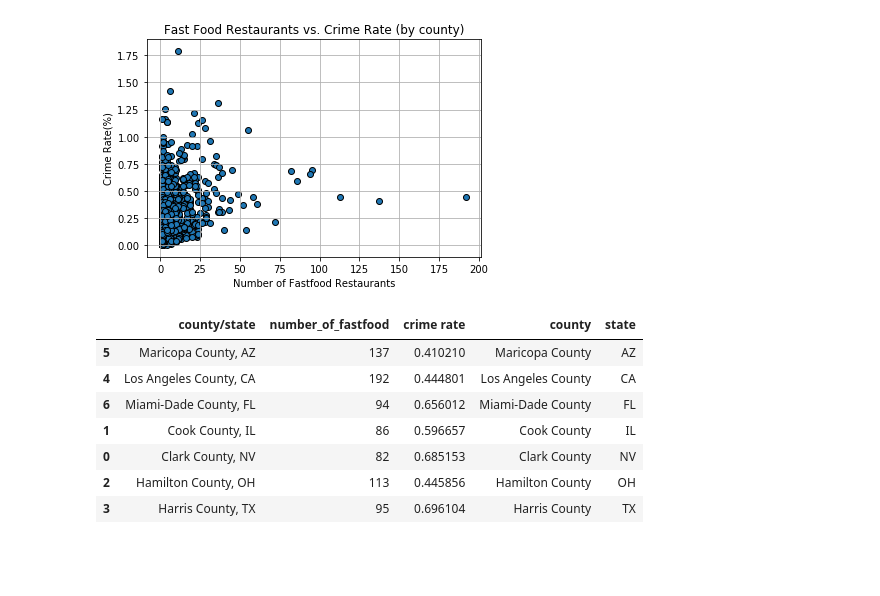
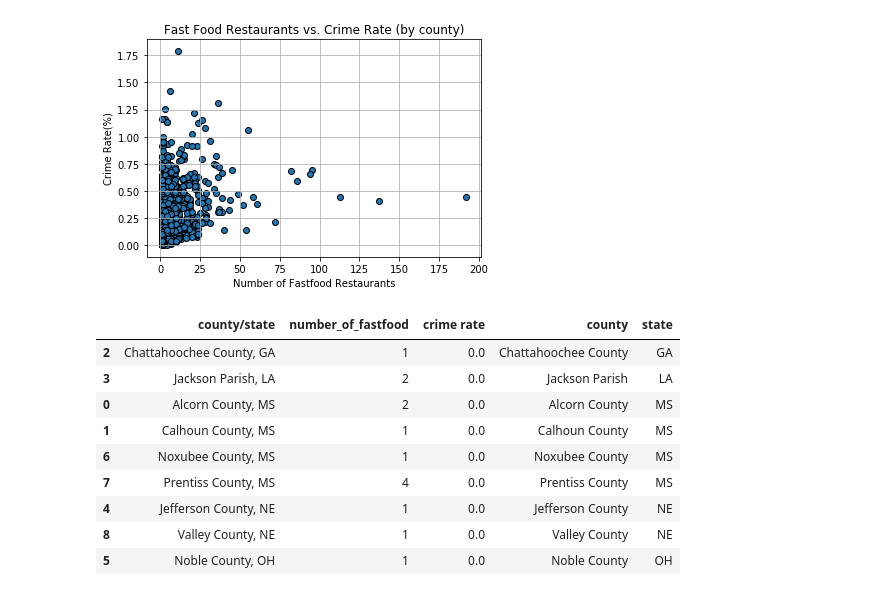
Before and after one commit to r-matt-hawley/FastFoodConcerns, a Jupyter notebook: FastFood vs. Crime Rate.ipynb, the cells around one changed output. Saved outputs shown, nothing was run; the diff lists cells and outputs as text; code cells hidden in the pictures; blank space fills up the shorter version.

```diff
--- a/FastFood vs. Crime Rate.ipynb
+++ b/FastFood vs. Crime Rate.ipynb
@@ -67,17 +87,18 @@ plt.show()
 # %% [output]
 [figure]
 # %%
-combined_df2 = pd.merge(ff_bycounty, crime_bycounty, on='county/state', how='inner')
-combined_sort = combined_df2.loc[combined_df2["number_of_fastfood"] > 75, :]
+combined_sort = combined_df2.loc[combined_df2["crime rate"] == 0, :]
 combined_sort = combined_sort.reset_index(inplace=False)
 combined_sort[['county','state']] = combined_sort['county/state'].str.split(',',expand=True)
 combined_sort.sort_values('state', ascending=True)
 # %% [output]
 |  | county/state | number_of_fastfood | crime rate | county | state |
-| 5 | Maricopa County, AZ | 137 | 0.410210 | Maricopa County | AZ |
-| 4 | Los Angeles County, CA | 192 | 0.444801 | Los Angeles County | CA |
-| 6 | Miami-Dade County, FL | 94 | 0.656012 | Miami-Dade County | FL |
-| 1 | Cook County, IL | 86 | 0.596657 | Cook County | IL |
-| 0 | Clark County, NV | 82 | 0.685153 | Clark County | NV |
-| 2 | Hamilton County, OH | 113 | 0.445856 | Hamilton County | OH |
-| 3 | Harris County, TX | 95 | 0.696104 | Harris County | TX |
+| 2 | Chattahoochee County, GA | 1 | 0.0 | Chattahoochee County | GA |
+| 3 | Jackson Parish, LA | 2 | 0.0 | Jackson Parish | LA |
+| 0 | Alcorn County, MS | 2 | 0.0 | Alcorn County | MS |
+| 1 | Calhoun County, MS | 1 | 0.0 | Calhoun County | MS |
+| 6 | Noxubee County, MS | 1 | 0.0 | Noxubee County | MS |
+| 7 | Prentiss County, MS | 4 | 0.0 | Prentiss County | MS |
+| 4 | Jefferson County, NE | 1 | 0.0 | Jefferson County | NE |
+| 8 | Valley County, NE | 1 | 0.0 | Valley County | NE |
+| 5 | Noble County, OH | 1 | 0.0 | Noble County | OH |
```
Also changed, not shown: parts of 1 cell of this notebook, 1 other file.
